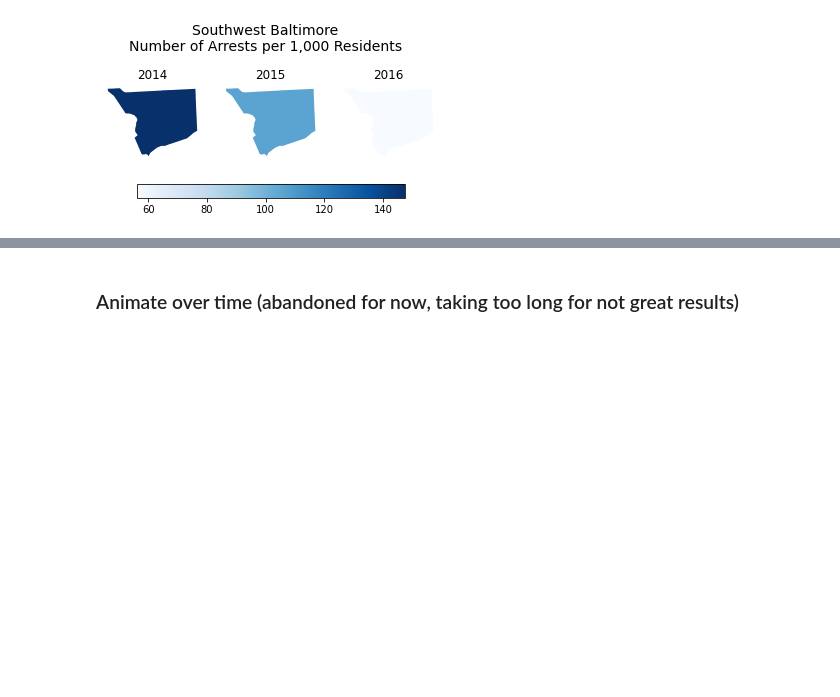
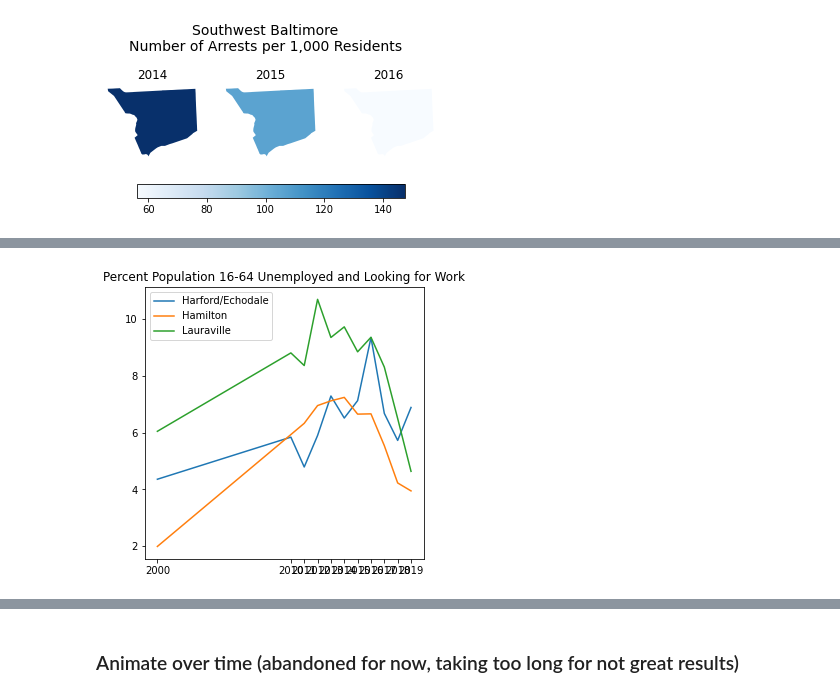
Before and after one commit to ejf78/cdc_vitalsigns, a Jupyter notebook: Vital Signs Analysis.ipynb, the cells around one changed output, grey strips where cells are left out. Saved outputs shown, nothing was run; the diff lists cells and outputs as text; code cells hidden in the pictures; blank space fills up the shorter version.

```diff
--- a/Vital Signs Analysis.ipynb
+++ b/Vital Signs Analysis.ipynb
@@ -812,0 +876,7 @@ plot_neighborhood_static(ex3, figsize = (6,3), cmap = "Blues",
+# %%
+# test, change CSAs and indicator
+selected_line_plot(['Harford/Echodale','Hamilton','Lauraville'],"unempl") # something strange
+# this looks messed up because we're missing data between 200 and 2010 (see cell below)
+# still brainstorming how to fix that
+# %% [output]
+[figure, added]
```
Also changed, not shown: parts of 15 cells of this notebook.
